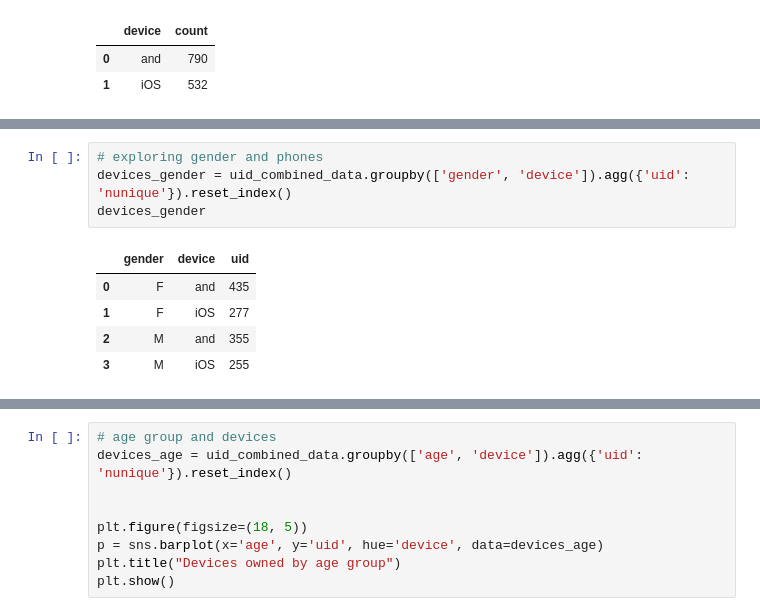
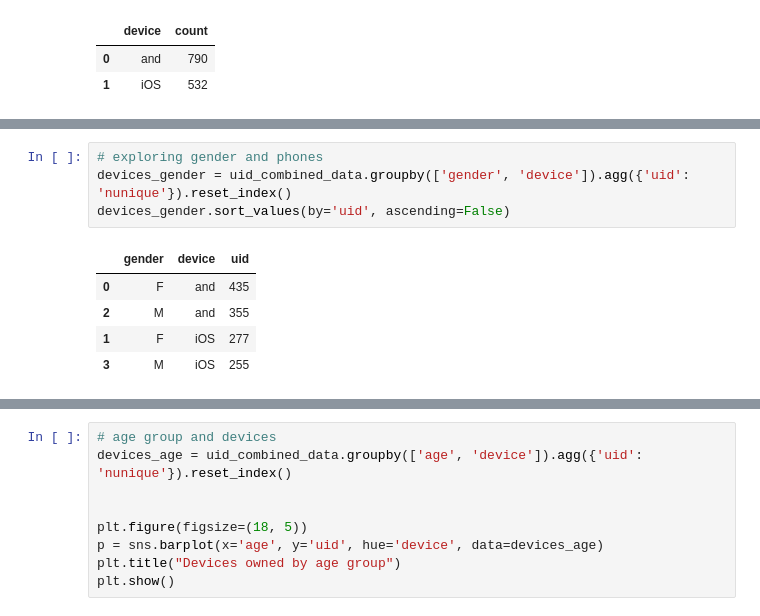
Before and after one commit to noor92/customer-analysis, a Jupyter notebook: analysis.ipynb, the cells around one changed output, grey strips where cells are left out. Cells and saved outputs as stored; diff of their text form.

```diff
--- a/analysis.ipynb
+++ b/analysis.ipynb
@@ -604,10 +631,10 @@ purchase_devices.head()
 # %%
 # exploring gender and phones
 devices_gender = uid_combined_data.groupby(['gender', 'device']).agg({'uid': 'nunique'}).reset_index()
-devices_gender
+devices_gender.sort_values(by='uid', ascending=False)
 # %% [output]
 |  | gender | device | uid |
 | 0 | F | and | 435 |
+| 2 | M | and | 355 |
 | 1 | F | iOS | 277 |
-| 2 | M | and | 355 |
 | 3 | M | iOS | 255 |
```
Also changed, not shown: parts of 30 cells of this notebook.
